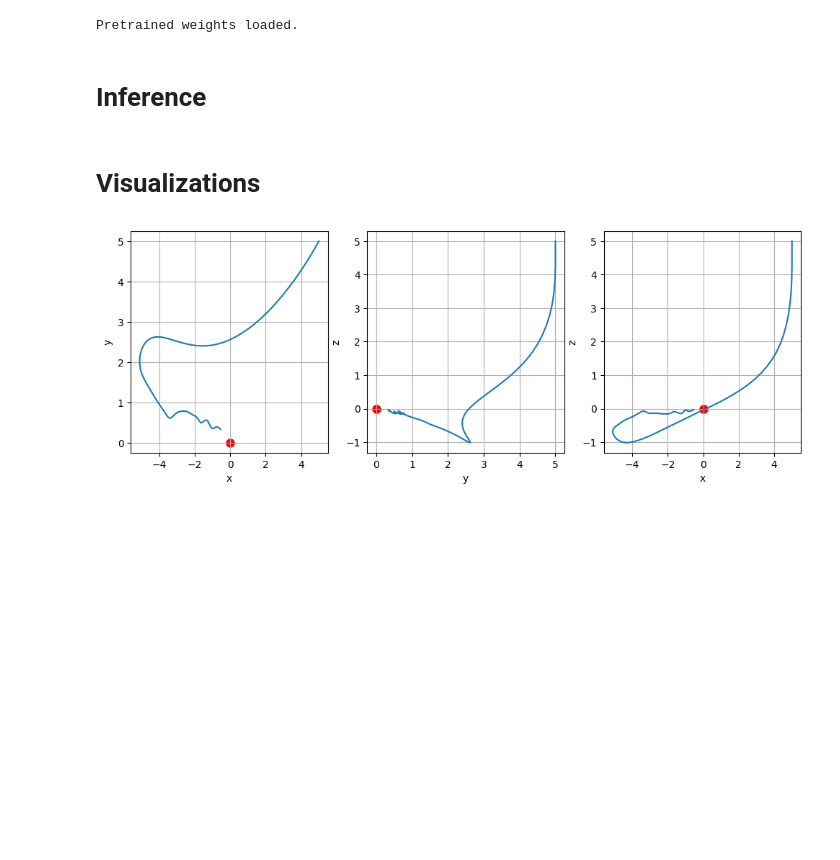
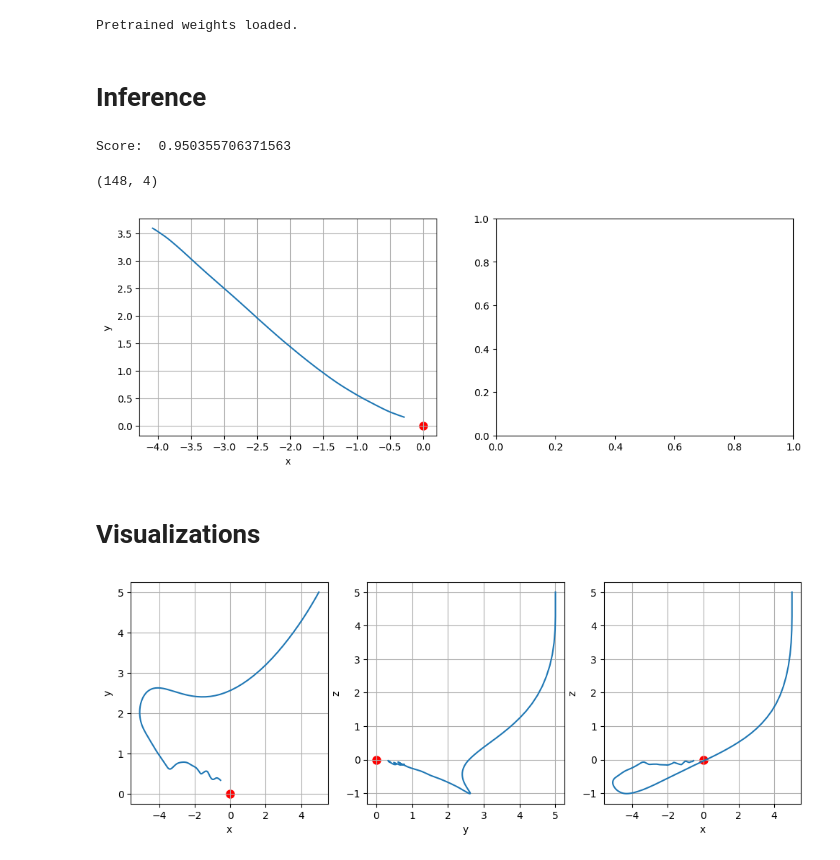
Before and after one commit to matteoguarrera/planning, a Jupyter notebook: DiffusionInference.ipynb, the cells around one changed output. Drawn from its saved outputs; the diff is of its cells as text; code cells hidden in the pictures; blank space fills up the shorter version.

```diff
--- a/DiffusionInference.ipynb
+++ b/DiffusionInference.ipynb
@@ -9,14 +9,17 @@ dataset_pushT = load_dataset_push_t()
 
 
 #### 2D Inference ####
-# A_mat, B_mat, _, _, _, _ = dynamics_2D()
-# dataset_ours, obs_dim, action_dim, name, fn_distance, fn_speed = load_dataset_lqr2d()
-# SHRINK = 8
+A_mat, B_mat, _, _, _, _ = dynamics_2D()
+dataset_ours, obs_dim, action_dim, name, fn_distance, fn_speed = load_dataset_lqr2d()
+ckpt_path = 'pretrained/LQR2D_shr8_04_23_17_11_55/model_LQR2D_ema_99_100_shr8.ckpt'
+SHRINK = 8
+
 
 #### 3D Inference ####
-A_mat, B_mat, _, _, _, name = dynamics_3D()
-dataset_ours, obs_dim, action_dim, name, fn_distance, fn_speed = load_dataset_lqr3d()
-SHRINK = 4
+# A_mat, B_mat, _, _, _, name = dynamics_3D()
+# dataset_ours, obs_dim, action_dim, name, fn_distance, fn_speed = load_dataset_lqr3d()
+# ckpt_path = 'pretrained/LQR3D_shr4_04_23_17_49_59/model_LQR3D_ema_99_100_shr4.ckpt'
+# SHRINK = 4
 
 #### Drone Inference ####
 # A_mat, B_mat, _, _, _, name = dynamics_Drone()
@@ -75,9 +78,6 @@ number of parameters: 5.312259e+06
 
 load_pretrained = True
 if load_pretrained:
-  # ckpt_path = 'pretrained/LQR2D_shr8_04_23_17_11_55/model_LQR2D_ema_99_100_shr8.ckpt'
-  ckpt_path = 'pretrained/LQR3D_shr4_04_23_17_49_59/model_LQR3D_ema_99_100_shr4.ckpt'
-
   # ckpt_path = "pretrained/model_99"
   # ckpt_path = "pretrained/model_3D_70_32"
   # ckpt_path = 'pretrained/model_3D_ema_99_100_32'
@@ -222,17 +222,22 @@ print('Score: ', max(rewards))
 # from IPython.display import Video
 # vwrite('vis.mp4', imgs)
 # Video('vis.mp4', embed=True, width=256, height=256)
+# %% [output]
+Score:  0.950355706371563
 # %%
 OBS = np.array(OBS)
 print(OBS.shape)
 T_end = 100
 fig, (ax1, ax2) = plt.subplots(1,2, figsize = (12,4))
 ax1.plot(OBS[:T_end,0], OBS[:T_end,2]); ax1.scatter(0,0, color= 'r', linewidth=3,);
 ax1.set_xlabel('x'); ax1.set_ylabel('y'); ax1.grid()
-ax2.plot(OBS[:,2], OBS[:,4]); ax2.scatter(0,0, color= 'r', linewidth=3,);
-ax2.set_xlabel('y'); ax2.set_ylabel('z'); ax2.grid()
+# ax2.plot(OBS[:,2], OBS[:,4]); ax2.scatter(0,0, color= 'r', linewidth=3,);
+# ax2.set_xlabel('y'); ax2.set_ylabel('z'); ax2.grid()
 
 plt.show()
+# %% [output]
+(148, 4)
+[figure, added]
 # %% [markdown]
 # Visualizations
 # %%
```
Also changed, not shown: parts of 1 cell of this notebook, 2 other files.
